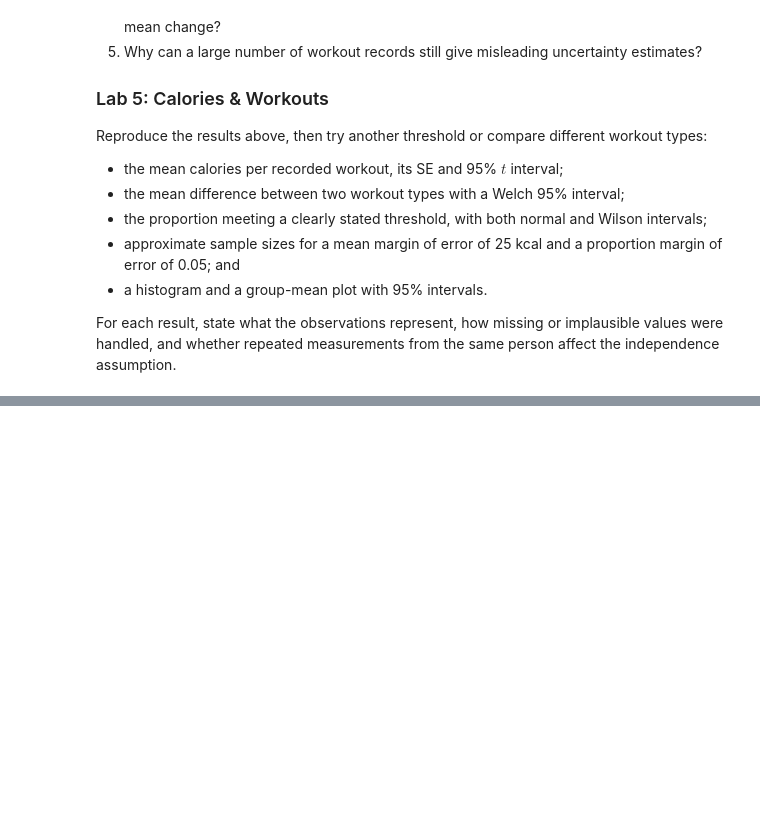
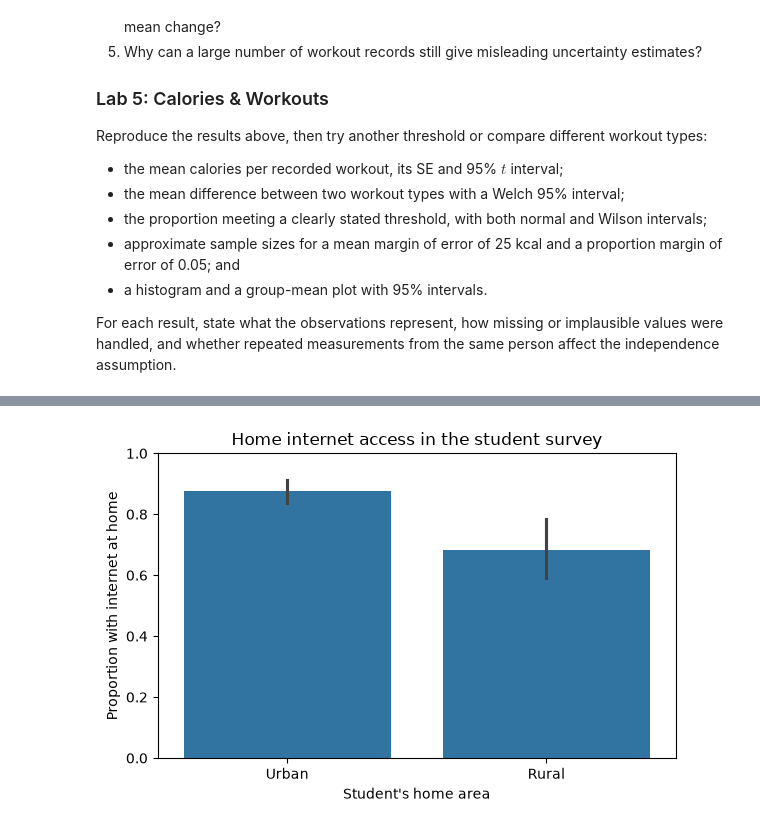
Before and after one commit to kflisikowsky/mathematical_statistics, a Jupyter notebook: 05_estimation.ipynb, the cells around one changed output, grey strips where cells are left out. Saved outputs shown, nothing was run; the diff lists cells and outputs as text; code cells hidden in the pictures; blank space fills up the shorter version.

```diff
--- a/05_estimation.ipynb
+++ b/05_estimation.ipynb
@@ -372,0 +389,4 @@ For each result, state what the observations represent, how missing or implausib
+# %%
+survey = pd.read_csv("data/student-mat.csv", sep=";")
+
+survey[["school", "address", "internet"]].head()
@@ -372,0 +402,7 @@ For each result, state what the observations represent, how missing or implausib
+# %%
+survey["home_internet"] = survey["internet"] == "yes"
+survey["area"] = survey["address"].map({"U": "Urban", "R": "Rural"})
+
+counts = survey.groupby("area")["home_internet"].agg(["sum", "count", "mean"])
+counts.columns = ["yes", "n", "proportion"]
+counts
@@ -372,0 +453,21 @@ For each result, state what the observations represent, how missing or implausib
+# %%
+fig, ax = plt.subplots(figsize=(6, 4))
+sns.barplot(
+    data=survey,
+    x="area",
+    y="home_internet",
+    order=["Urban", "Rural"],
+    errorbar=("ci", 95),
+    seed=42,
+    ax=ax,
+)
+ax.set(
+    xlabel="Student's home area",
+    ylabel="Proportion with internet at home",
+    ylim=(0, 1),
+    title="Home internet access in the student survey",
+)
+plt.tight_layout()
+plt.show()
+# %% [output]
+[figure, added]
```
Also changed, not shown: parts of 7 cells of this notebook, 2 other files.
